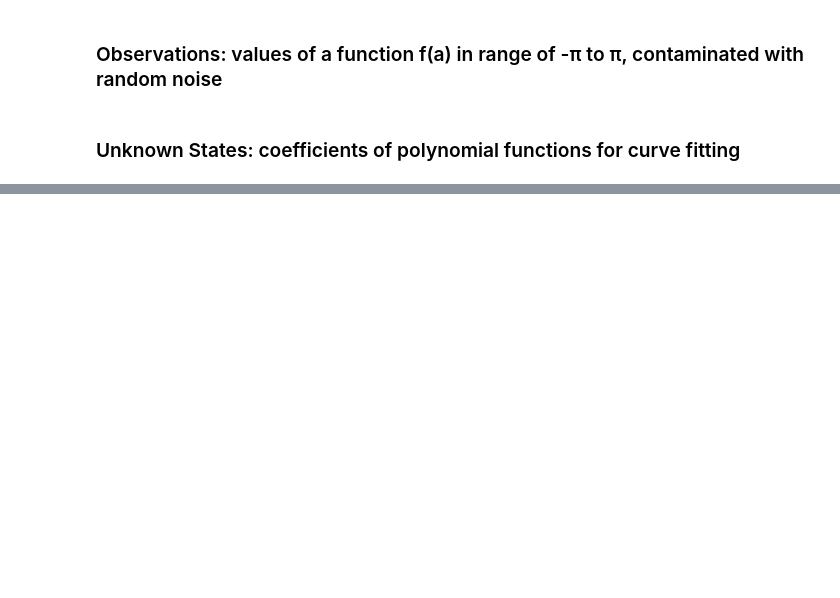
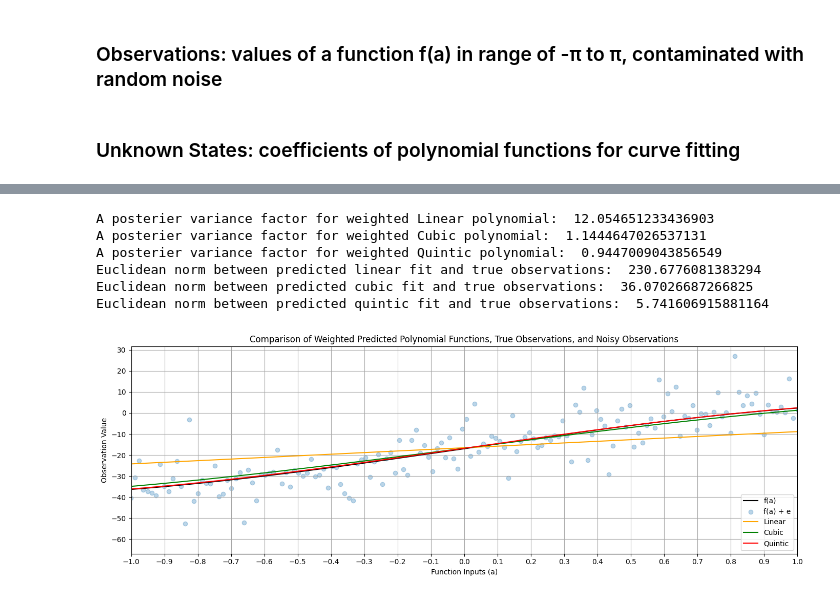
Before and after one commit to haniya-naeem/ENGG680_2025_Fall, a Jupyter notebook: Lab_Assignment1/Assignment1.ipynb, the cells around one changed output, grey strips where cells are left out. Cells and saved outputs as stored; diff of their text form; code cells hidden in the pictures; blank space fills up the shorter version.

```diff
--- a/Lab_Assignment1/Assignment1.ipynb
+++ b/Lab_Assignment1/Assignment1.ipynb
@@ -1016,37 +1045,45 @@ cubic_uw = np.polyval((cubic[0])[::-1], a)
 quintic_uw = np.polyval((quintic[0])[::-1], a)
 
 fig, ax = plt.subplots(nrows=1, ncols=1, figsize=(14, 5))
 ax.plot(a, l_true, label = "f(a)", color = "k")
 ax.scatter(a, l, label = "f(a) + e", color = "tab:blue", marker = "o", alpha = 0.3)
 ax.plot(a, linear_uw, label = "Linear", color = "orange")
 ax.plot(a, cubic_uw, label = "Cubic", color = "green")
 ax.plot(a, quintic_uw, label = "Quintic", color = "red")
 
 ax.set_xlabel("Function Inputs (a)")
 ax.set_xlim(-1, 1)
 ax.set_xticks(np.linspace(-1, 1, 21))
 ax.set_ylabel("Observation Value")
 ax.set_yticks(np.linspace(-60, 30, 10))
-ax.set_title("Title")
+ax.set_title("Comparison of Weighted Predicted Polynomial Functions, True Observations, and Noisy Observations")
 ax.legend(loc = "lower right")
 
 
 ax.grid(True, which='both',ls='-',color='0.65')
 
 fig.tight_layout()
 
 
-print("APV for Linear polynomial: ", linear[2])
-print("APV for Cubic polynomial: ", cubic[2])
-print("APV for Quintic polynomial: ", quintic[2])
+print("A posterier variance factor for weighted Linear polynomial: ", linear[2])
+print("A posterier variance factor for weighted Cubic polynomial: ", cubic[2])
+print("A posterier variance factor for weighted Quintic polynomial: ", quintic[2])
 
 norm_linear = compute_euclidean_norm(linear_uw, l_true)
 norm_cubic = compute_euclidean_norm(cubic_uw, l_true)
 norm_quintic = compute_euclidean_norm(quintic_uw, l_true)
 
 print("Euclidean norm between predicted linear fit and true observations: ", norm_linear)
 print("Euclidean norm between predicted cubic fit and true observations: ", norm_cubic)
 print("Euclidean norm between predicted quintic fit and true observations: ", norm_quintic)
+# %% [output]
+A posterier variance factor for weighted Linear polynomial:  12.054651233436903
+A posterier variance factor for weighted Cubic polynomial:  1.1444647026537131
+A posterier variance factor for weighted Quintic polynomial:  0.9447009043856549
+Euclidean norm between predicted linear fit and true observations:  230.6776081383294
+Euclidean norm between predicted cubic fit and true observations:  36.07026687266825
+Euclidean norm between predicted quintic fit and true observations:  5.741606915881164
+[figure, added]
 # %%
 # step 14
 # Compare the results of a posterier variance factor and norm from unweighted LSE and weighted LSE, what phenomena do you observe? Explain this phenomena.
```
Also changed, not shown: parts of 10 cells of this notebook.
